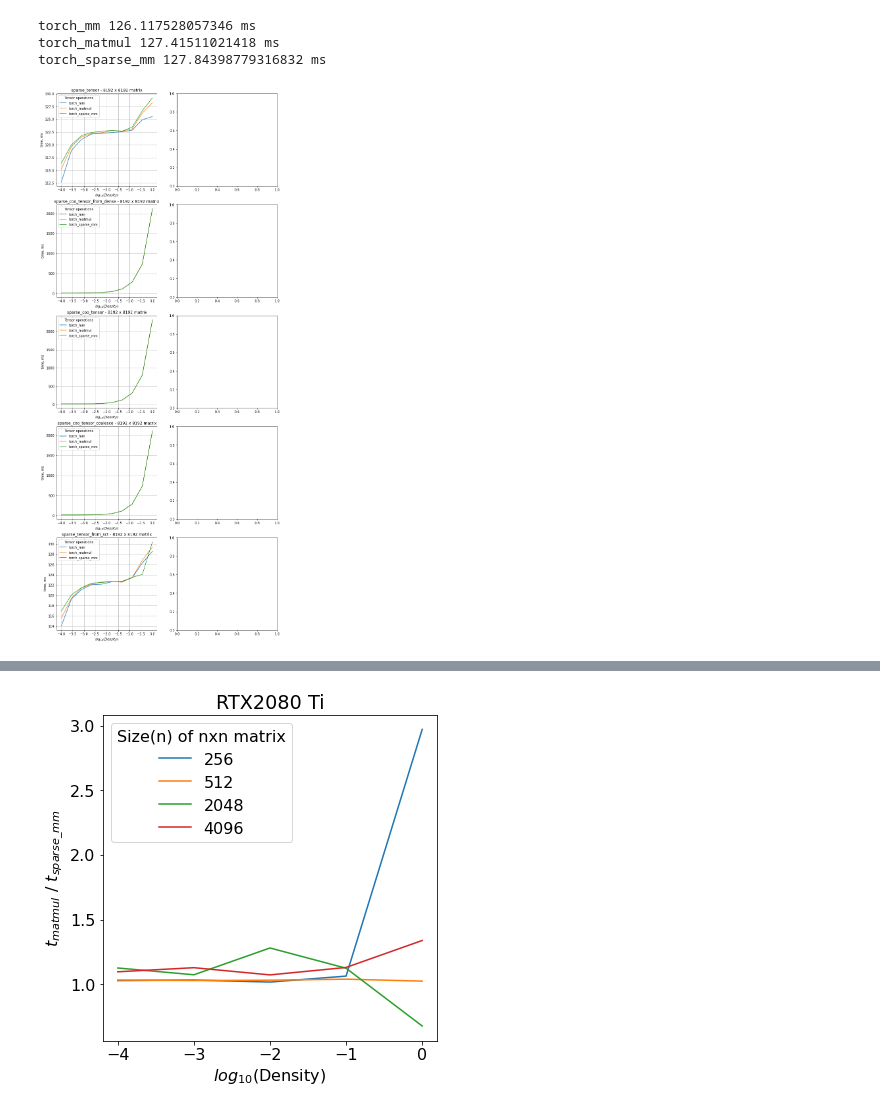
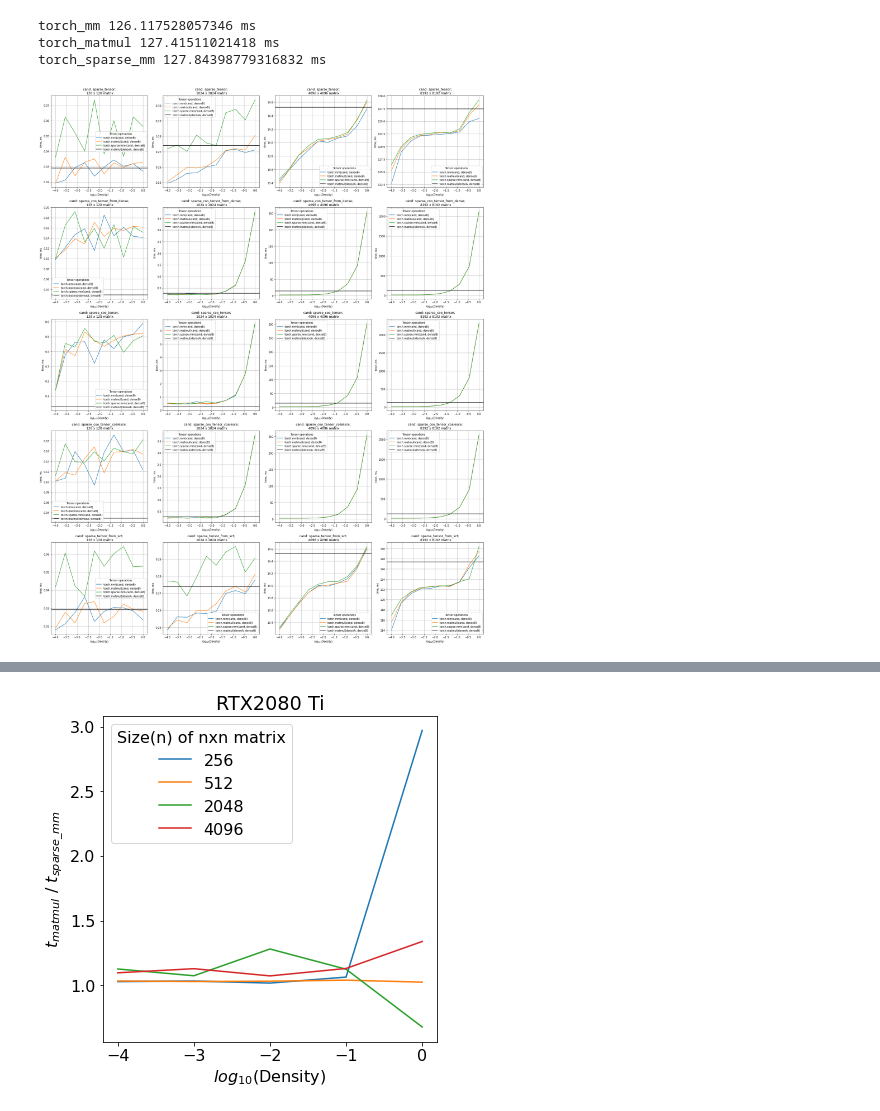
Before and after one commit to ftmtk/playground, a Jupyter notebook: test_pytorch_sparse_visualization.ipynb, the cells around one changed output, grey strips where cells are left out. Saved outputs shown, nothing was run; the diff lists cells and outputs as text; code cells hidden in the pictures.

Commit message:
Add visualisation

```diff
--- a/test_pytorch_sparse_visualization.ipynb
+++ b/test_pytorch_sparse_visualization.ipynb
@@ -6,6 +25,6 @@ import json
 # %%
 dict_results = None
-filename = 'test_sparse_matrix_gpu_sizes8192.json'
+filename = 'test_sparse_matrix_gpu_sizes128-1024-4096-8192.json'
 with open(filename, 'r') as fp:
     dict_results = json.load(fp)
 # %%
@@ -17,35 +36,43 @@ torch_mm 126.117528057346 ms
 torch_matmul 127.41511021418 ms
 torch_sparse_mm 127.84398779316832 ms
 # %%
-def _plot_comp_tensormethods_vs_sizes_accross_tensorops(dict_results):
+def _plot_comp_tensormethods_vs_sizes_across_tensorops(dict_results):
     tensor_ops = list(dict_results.keys())
     tensor_methods = list(dict_results[tensor_ops[0]].keys())
     sizes = list(dict_results[tensor_ops[0]][tensor_methods[0]].keys())
     densities = list(dict_results[tensor_ops[0]][tensor_methods[0]][sizes[0]].keys())
 
-    ref_name = 'dense_tensor'
-    tensor_methods.remove(ref_name)
+    ref_op = 'torch_matmul'
+    ref_method = 'dense_tensor'
+    tensor_methods.remove(ref_method)
 
-    nrows, ncols = len(tensor_methods), len(sizes) + 1
+    nrows, ncols = len(tensor_methods), len(sizes) + (1 if len(sizes) == 1 else 0)
     fig, axes = plt.subplots(nrows, ncols, figsize=(ncols*6, nrows*6))
 
     for r, method in enumerate(tensor_methods):
-        for c, size in enumerate(sorted(sizes)):
+        for c, size in enumerate(sorted(list(map(int, sizes)))):
+            size = str(size)
+            xvals = np.log10(list(map(float, densities)))
+
             for op in tensor_ops:
-                xvals = np.log10(list(map(float, densities)))
                 yvals = np.array(list(map(float, dict_results[op][method][size].values())))
                 # yvals = (ref_vals / yvals - 1) * 100
                 yvals = yvals * 1000
-                axes[r][c].plot(xvals, yvals, label=str(op))
+                axes[r][c].plot(xvals, yvals, label=f"{'.'.join(op.split('_'))}(cand, denseB)")
+
+            ref_time = np.mean(list(dict_results[ref_op][ref_method][size].values())) * 1000
+            axes[r][c].axline((xvals[0], ref_time), (xvals[1], ref_time), color='k', label="torch.matmul(denseA, denseB)")
+            # axes[r][c].text(x=xvals[1], y=ref_time*1.001, s=f"torch.matmul(denseA, denseB)")
 
             axes[r][c].legend(title='Tensor operations')
-            axes[r][c].set_title(f'{method} - {size} x {size} matrix')
+            axes[r][c].set_title(f'cand: {method};\n {size} x {size} matrix')
             axes[r][c].set_xlabel(r'$log_{10}(Density)$')
             axes[r][c].set_ylabel(f'time, ms')
             axes[r][c].grid()
+    plt.tight_layout()
     return fig, axes
 
-fig, axes = _plot_comp_tensormethods_vs_sizes_accross_tensorops(dict_results)
-fig.savefig(f'{filename.split(".")[0]}_methods_vs_sizes_accross_ops.png')
+fig, axes = _plot_comp_tensormethods_vs_sizes_across_tensorops(dict_results)
+fig.savefig(f'{filename.split(".")[0]}_methods_vs_sizes_across_ops.png')
 # %% [output]
-[figure, old version]
+[figure, new version]
```
Also changed, not shown: parts of 6 cells of this notebook, 1 other file.
